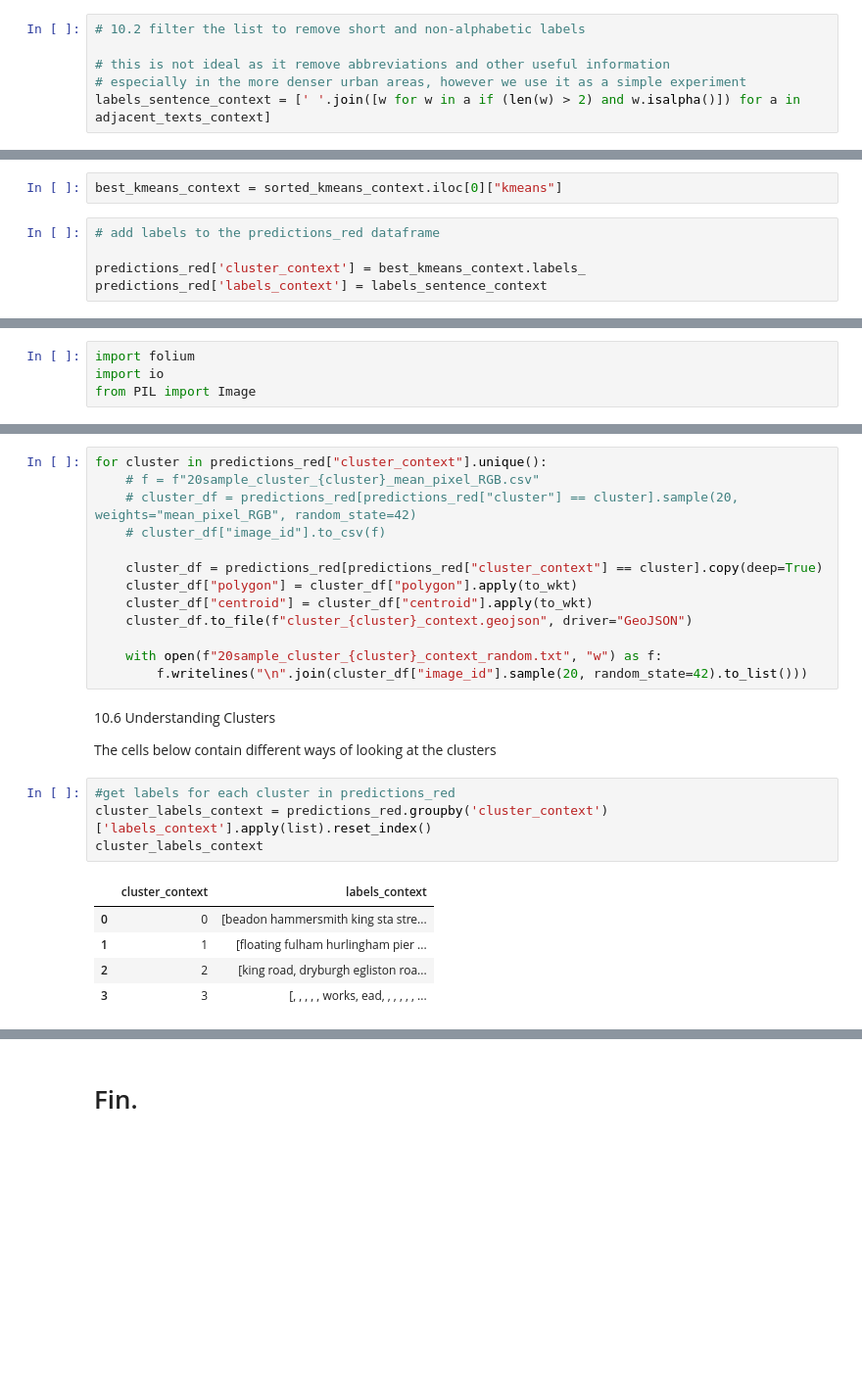
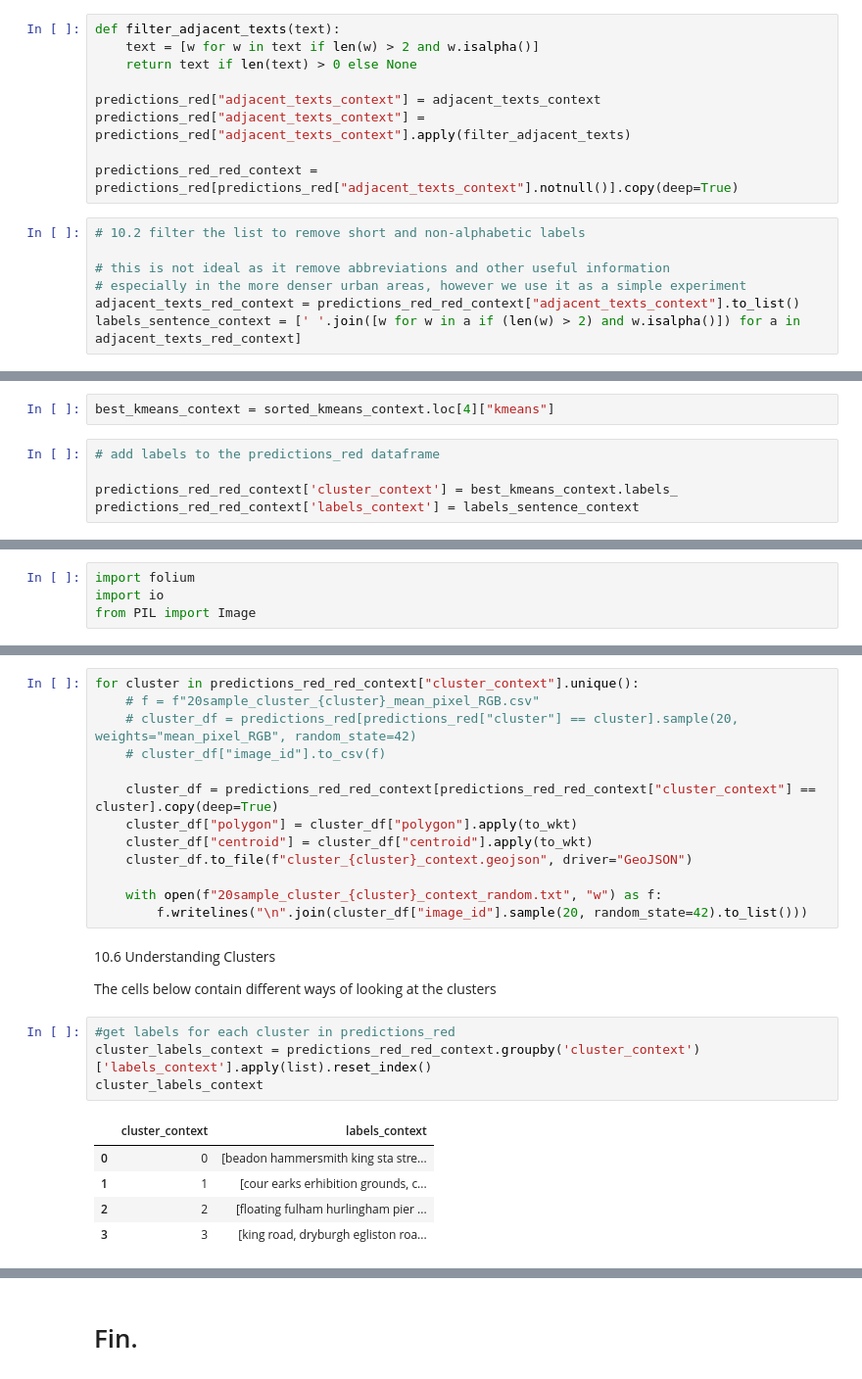
Before and after one commit to maps-as-data/imago-mundi-forum-2024, a Jupyter notebook: imago_mundi_railspace_2024_data_polygons.ipynb, the cells around one changed output, grey strips where cells are left out. Shown at 98% size. Drawn from its saved outputs; the diff is of its cells as text; blank space fills up the shorter version.

```diff
--- a/imago_mundi_railspace_2024_data_polygons.ipynb
+++ b/imago_mundi_railspace_2024_data_polygons.ipynb
@@ -422,9 +417,19 @@ with open('adjacent_texts_context.json', 'w') as out_txt:
+# %%
+def filter_adjacent_texts(text):
+	text = [w for w in text if len(w) > 2 and w.isalpha()]
+	return text if len(text) > 0 else None
+
+predictions_red["adjacent_texts_context"] = adjacent_texts_context
+predictions_red["adjacent_texts_context"] = predictions_red["adjacent_texts_context"].apply(filter_adjacent_texts)
+
+predictions_red_red_context = predictions_red[predictions_red["adjacent_texts_context"].notnull()].copy(deep=True)
 # %%
 # 10.2 filter the list to remove short and non-alphabetic labels
 
 # this is not ideal as it remove abbreviations and other useful information
 # especially in the more denser urban areas, however we use it as a simple experiment
-labels_sentence_context = [' '.join([w for w in a if (len(w) > 2) and w.isalpha()]) for a in adjacent_texts_context]
+adjacent_texts_red_context = predictions_red_red_context["adjacent_texts_context"].to_list()
+labels_sentence_context = [' '.join([w for w in a if (len(w) > 2) and w.isalpha()]) for a in adjacent_texts_red_context]
 # %%
 # get the average number of words on a patch
 
@@ -476,10 +481,10 @@ sorted_kmeans_context.head()
 # %%
-best_kmeans_context = sorted_kmeans_context.iloc[0]["kmeans"]
+best_kmeans_context = sorted_kmeans_context.loc[4]["kmeans"]
 # %%
 # add labels to the predictions_red dataframe
 
-predictions_red['cluster_context'] = best_kmeans_context.labels_
-predictions_red['labels_context'] = labels_sentence_context
+predictions_red_red_context['cluster_context'] = best_kmeans_context.labels_
+predictions_red_red_context['labels_context'] = labels_sentence_context
 # %%
 # 10.5 plot the different clusters on the map
 
@@ -500,12 +505,12 @@ for cluster in predictions_red["cluster_context"].unique():
 
 	maps_context.append(m)
 # %%
-for cluster in predictions_red["cluster_context"].unique():
+for cluster in predictions_red_red_context["cluster_context"].unique():
 	# f = f"20sample_cluster_{cluster}_mean_pixel_RGB.csv"
 	# cluster_df = predictions_red[predictions_red["cluster"] == cluster].sample(20, weights="mean_pixel_RGB", random_state=42)
 	# cluster_df["image_id"].to_csv(f)
 
-	cluster_df = predictions_red[predictions_red["cluster_context"] == cluster].copy(deep=True)
+	cluster_df = predictions_red_red_context[predictions_red_red_context["cluster_context"] == cluster].copy(deep=True)
 	cluster_df["polygon"] = cluster_df["polygon"].apply(to_wkt)
 	cluster_df["centroid"] = cluster_df["centroid"].apply(to_wkt)
 	cluster_df.to_file(f"cluster_{cluster}_context.geojson", driver="GeoJSON")
@@ -518,14 +523,14 @@ for cluster in predictions_red["cluster_context"].unique():
 The cells below contain different ways of looking at the clusters
 # %%
 #get labels for each cluster in predictions_red
-cluster_labels_context = predictions_red.groupby('cluster_context')['labels_context'].apply(list).reset_index()
+cluster_labels_context = predictions_red_red_context.groupby('cluster_context')['labels_context'].apply(list).reset_index()
 cluster_labels_context
 # %% [output]
 |  | cluster_context | labels_context |
 | 0 | 0 | [beadon hammersmith king sta stre... |
-| 1 | 1 | [floating fulham hurlingham pier ... |
-| 2 | 2 | [king road, dryburgh egliston roa... |
-| 3 | 3 | [, , , , , works, ead, , , , , , ... |
+| 1 | 1 | [cour earks erhibition grounds, c... |
+| 2 | 2 | [floating fulham hurlingham pier ... |
+| 3 | 3 | [king road, dryburgh egliston roa... |
 # %%
 #count labels per cluster
 cluster_labels_context['count'] = cluster_labels_context['labels_context'].apply(lambda x: len(x))
```
Also changed, not shown: parts of 38 cells of this notebook.
